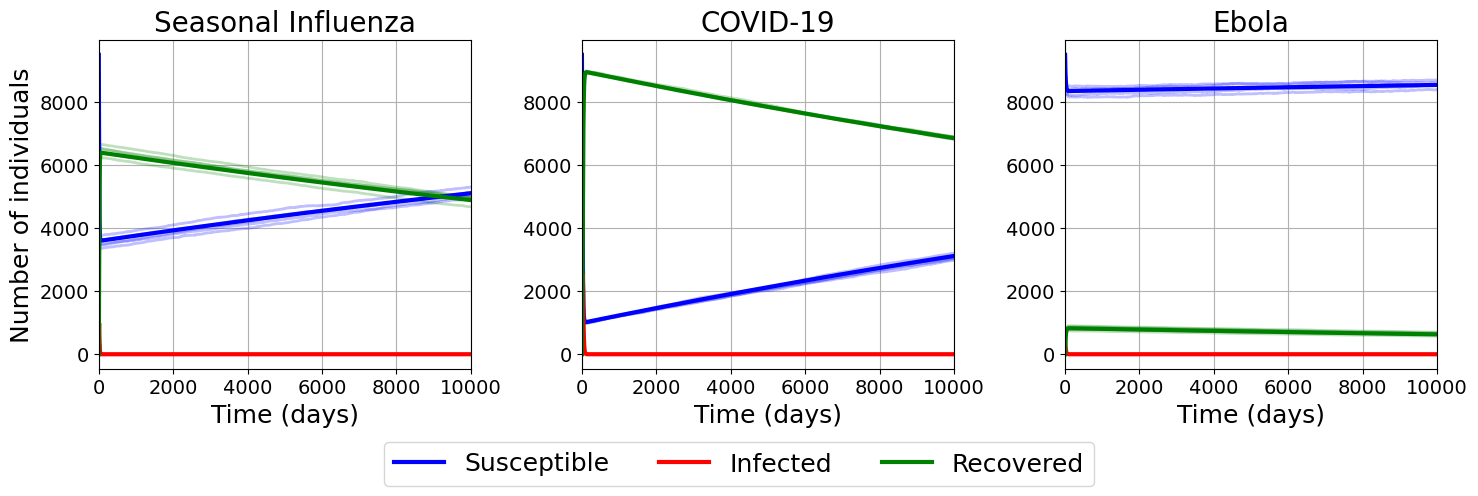
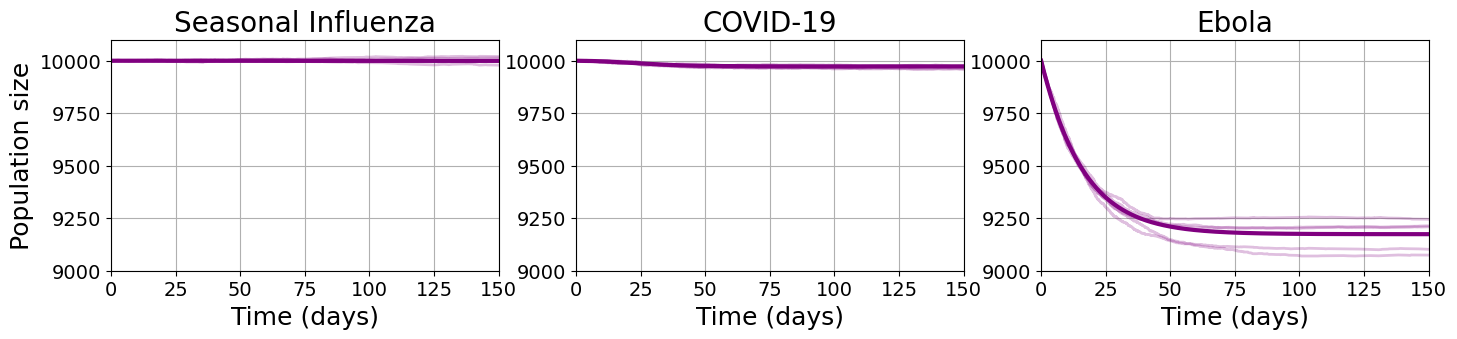
Unified diff of the notebook cell whose output changed from the first chart to the second:
--- before
+++ after
@@ -14,5 +14,6 @@
 alphas = (fatality_prob / (1 - fatality_prob)) * (gammas + mu) # death rates caused by disease for each disease
 t_start = 0 # start of time
-t_ends = [150, 10000] # time limits
+#t_ends = [150, 10000] # time limits
+t_ends = [150]
 
 # Run simulations
@@ -22,6 +23,7 @@
     t_vals = np.linspace(t_start, t_end, 1000)
 
-    # Setup plot
+    # Setup plots
     fig, ax = plt.subplots(1,len(diseases), figsize=(15,5))
+    fig2, ax2 = plt.subplots(1, len(diseases), figsize=(17,3))
 
     # Run experiment for each disease
@@ -32,4 +34,5 @@
         alpha = alphas[i]
 
+
         #%% Deterministic ODE solution
         # Solve ODE system using solve_ivp (used to "Solve an initial value problem for a system of ODEs")
@@ -37,4 +40,5 @@
         # Extract solution
         S_det, I_det, R_det = sol.y
+
 
         #%% Stochastic CTMC simulations
@@ -52,5 +56,6 @@
             R_all.append(R)
 
-        #%% Plot
+
+        #%% Plot (S, I, R)
         if len(diseases)==1:
             axis = ax
@@ -76,5 +81,20 @@
         axis.grid()
 
-    # Add shared legend
+
+        #%% Plot (N)
+        N_det = S_det + I_det + R_det
+        ax2[i].plot(sol.t, N_det, color="purple", linewidth=3)
+        for times, S, I, R in zip(times_all, S_all, I_all, R_all):
+            ax2[i].plot(times, S+I+R, color="purple", alpha=0.25, linewidth=2)
+        ax2[i].set_title(disease)
+        ax2[i].set_xlabel("Time (days)")
+        if i == 0:
+            ax2[i].set_ylabel("Population size")
+        ax2[i].set_xlim(0, t_end)
+        ax2[i].set_ylim(9000, 10100)
+        ax2[i].grid()
+
+
+    # Add shared legend to plot 1 (S, I, R)
     fig.legend(
         [lineS, lineI, lineR],
@@ -84,4 +104,4 @@
         bbox_to_anchor=(0.5, -0.02)
     )
-    plt.tight_layout(rect=[0, 0.08, 1, 1])
+    fig.tight_layout(rect=[0, 0.08, 1, 1])
     plt.show()

Commit: Include plot of N(t)